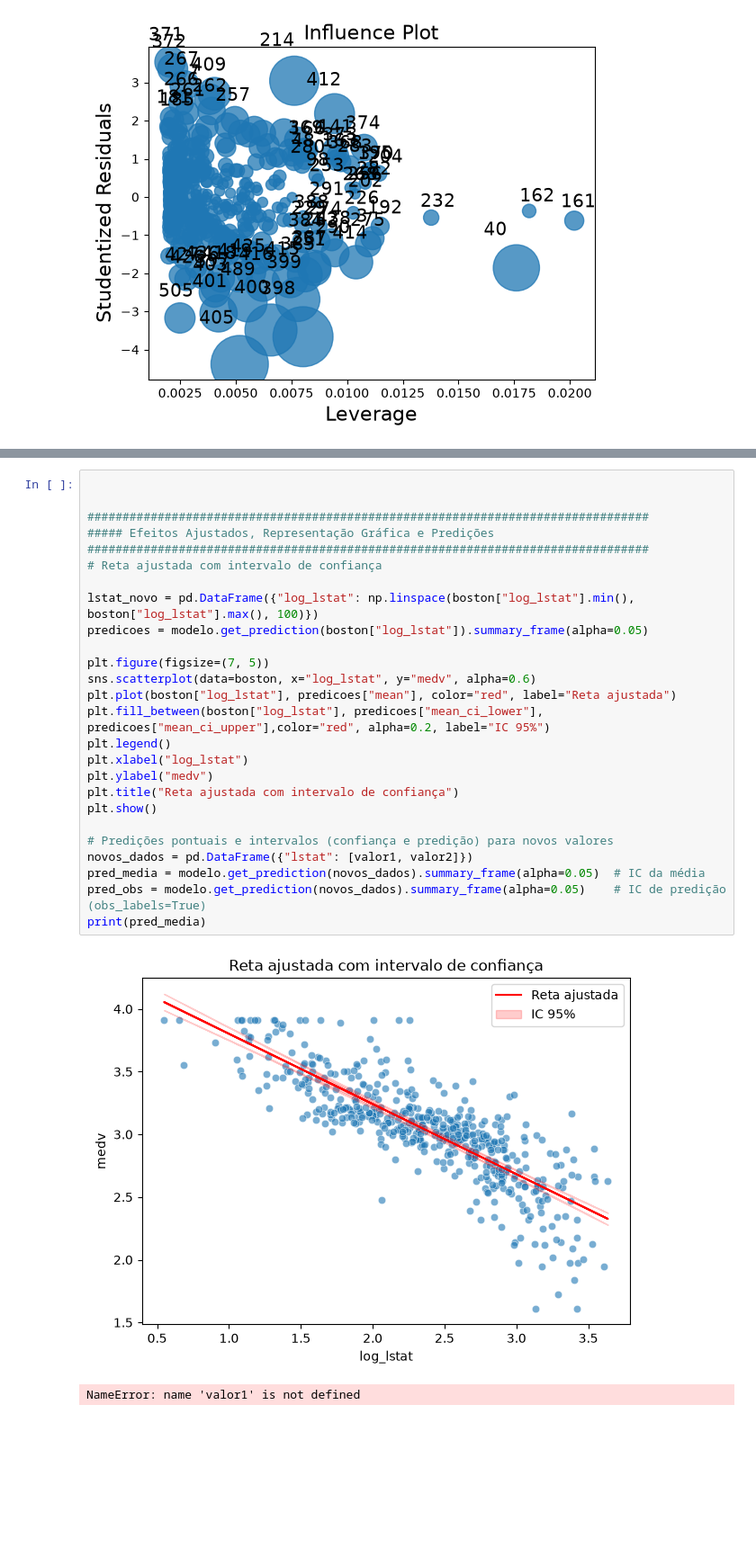
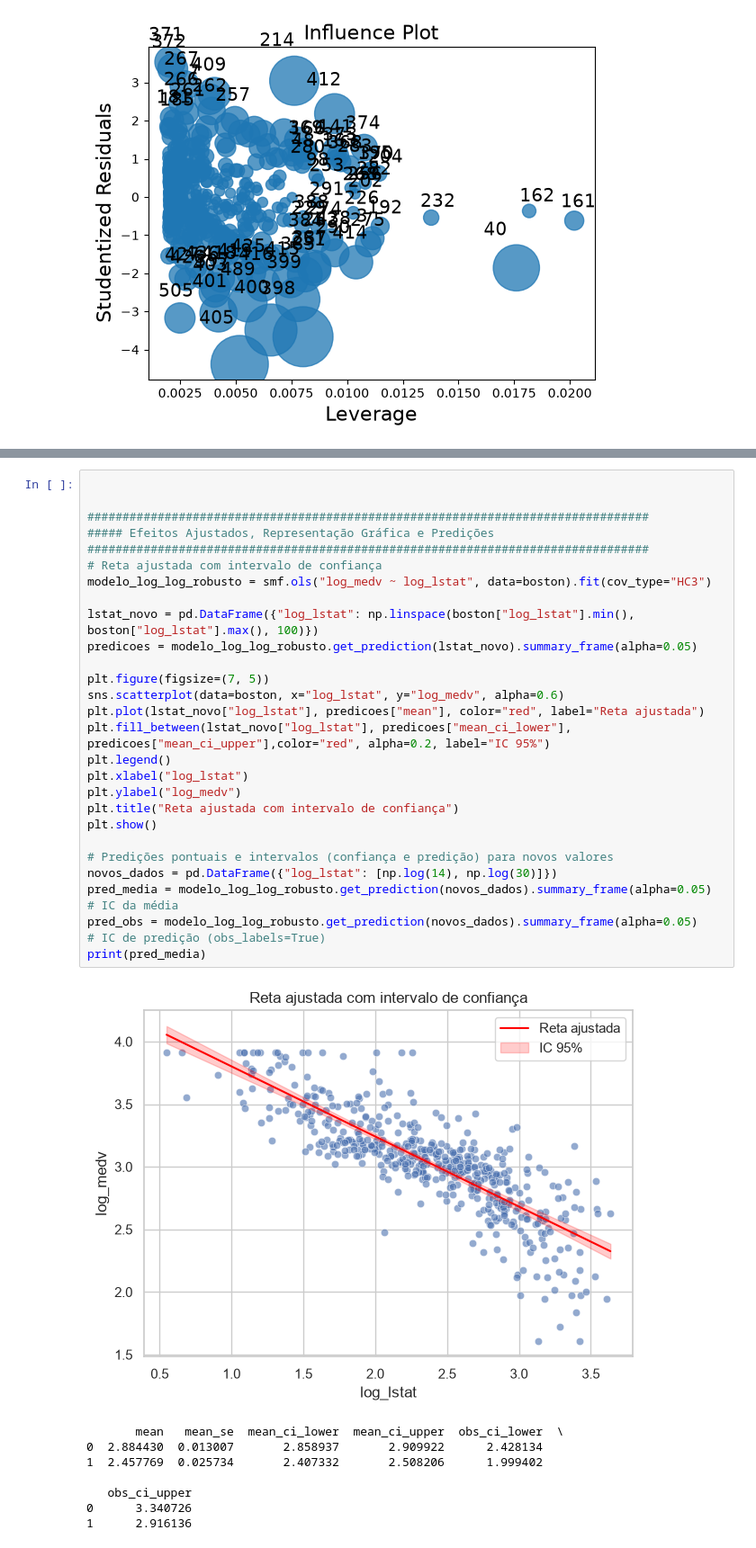
Before and after one commit to ClerenceSilva/KNN-LOESS-RLS, a Jupyter notebook: desafio 1/Códigos.ipynb, the cells around one changed output, grey strips where cells are left out. Shown at 90% size. Saved outputs shown, nothing was run; the diff lists cells and outputs as text; blank space fills up the shorter version.

Commit message:
modelo completo corrigido

```diff
--- a/desafio 1/Códigos.ipynb
+++ b/desafio 1/Códigos.ipynb
@@ -224,29 +184,36 @@ log_lstat -0.559819       -0.524733
 # %%
 
 
 ################################################################################
 ##### Efeitos Ajustados, Representação Gráfica e Predições
 ################################################################################
 # Reta ajustada com intervalo de confiança
+modelo_log_log_robusto = smf.ols("log_medv ~ log_lstat", data=boston).fit(cov_type="HC3")
 
 lstat_novo = pd.DataFrame({"log_lstat": np.linspace(boston["log_lstat"].min(), boston["log_lstat"].max(), 100)})
-predicoes = modelo.get_prediction(boston["log_lstat"]).summary_frame(alpha=0.05)
+predicoes = modelo_log_log_robusto.get_prediction(lstat_novo).summary_frame(alpha=0.05)
 
 plt.figure(figsize=(7, 5))
-sns.scatterplot(data=boston, x="log_lstat", y="medv", alpha=0.6)
-plt.plot(boston["log_lstat"], predicoes["mean"], color="red", label="Reta ajustada")
-plt.fill_between(boston["log_lstat"], predicoes["mean_ci_lower"], predicoes["mean_ci_upper"],color="red", alpha=0.2, label="IC 95%")
+sns.scatterplot(data=boston, x="log_lstat", y="log_medv", alpha=0.6)
+plt.plot(lstat_novo["log_lstat"], predicoes["mean"], color="red", label="Reta ajustada")
+plt.fill_between(lstat_novo["log_lstat"], predicoes["mean_ci_lower"], predicoes["mean_ci_upper"],color="red", alpha=0.2, label="IC 95%")
 plt.legend()
 plt.xlabel("log_lstat")
-plt.ylabel("medv")
+plt.ylabel("log_medv")
 plt.title("Reta ajustada com intervalo de confiança")
 plt.show()
 
 # Predições pontuais e intervalos (confiança e predição) para novos valores
-novos_dados = pd.DataFrame({"lstat": [valor1, valor2]})
-pred_media = modelo.get_prediction(novos_dados).summary_frame(alpha=0.05)  # IC da média
-pred_obs = modelo.get_prediction(novos_dados).summary_frame(alpha=0.05)    # IC de predição (obs_labels=True)
+novos_dados = pd.DataFrame({"log_lstat": [np.log(14), np.log(30)]})
+pred_media = modelo_log_log_robusto.get_prediction(novos_dados).summary_frame(alpha=0.05)  # IC da média
+pred_obs = modelo_log_log_robusto.get_prediction(novos_dados).summary_frame(alpha=0.05)    # IC de predição (obs_labels=True)
 print(pred_media)
 # %% [output]
-[figure, old version]
+[figure, new version]
-NameError: name 'valor1' is not defined
+       mean   mean_se  mean_ci_lower  mean_ci_upper  obs_ci_lower  \
+0  2.884430  0.013007       2.858937       2.909922      2.428134
+1  2.457769  0.025734       2.407332       2.508206      1.999402
+
+   obs_ci_upper
+0      3.340726
+1      2.916136
```
Also changed, not shown: parts of 6 cells of this notebook.
